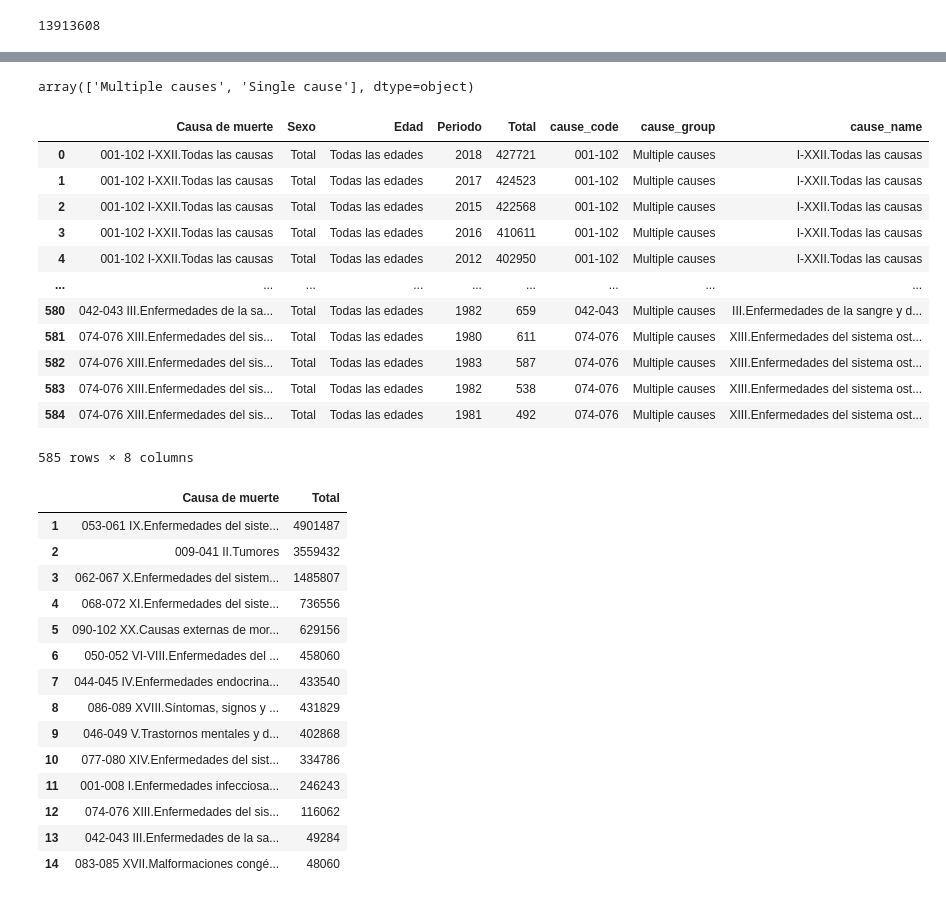
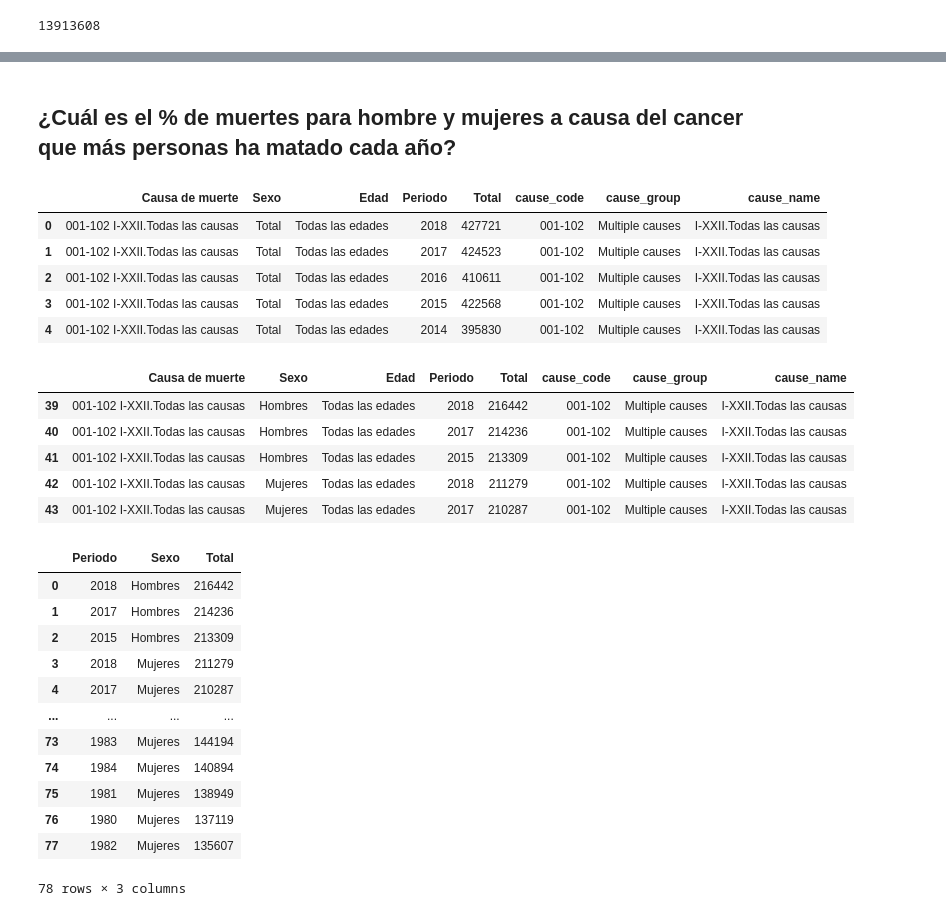
Before and after one commit to Malvagfr/challenges, a Jupyter notebook: deaths/deadly_viz_challenge.ipynb, the cells around one changed output, grey strips where cells are left out. Drawn from its saved outputs; the diff is of its cells as text; code cells hidden in the pictures.

Commit message:
deaths-challenge

```diff
--- a/deaths/deadly_viz_challenge.ipynb
+++ b/deaths/deadly_viz_challenge.ipynb
@@ -558,45 +415,44 @@ deaths
-# %%
-deaths['cause_group'].unique()
-# %% [output]
-array(['Multiple causes', 'Single cause'], dtype=object)
+# %% [markdown]
+## ¿Cuál es el % de muertes para hombre y mujeres a causa del cancer que más personas ha matado cada año?
+# %%
+#total de muertes por año
+deaths.head()
+# %% [output]
+|  | Causa de muerte | Sexo | Edad | Periodo | Total | cause_code | cause_group | cause_name |
+| 0 | 001-102 I-XXII.Todas las causas | Total | Todas las edades | 2018 | 427721 | 001-102 | Multiple causes | I-XXII.Todas las causas |
+| 1 | 001-102 I-XXII.Todas las causas | Total | Todas las edades | 2017 | 424523 | 001-102 | Multiple causes | I-XXII.Todas las causas |
+| 2 | 001-102 I-XXII.Todas las causas | Total | Todas las edades | 2016 | 410611 | 001-102 | Multiple causes | I-XXII.Todas las causas |
+| 3 | 001-102 I-XXII.Todas las causas | Total | Todas las edades | 2015 | 422568 | 001-102 | Multiple causes | I-XXII.Todas las causas |
+| 4 | 001-102 I-XXII.Todas las causas | Total | Todas las edades | 2014 | 395830 | 001-102 | Multiple causes | I-XXII.Todas las causas |
 # %%
 #taking only totals
-dataset_causes = mod.row_filter(deaths, 'cause_group', ['Multiple causes'])
-dataset_causes = mod.row_filter(dataset_causes, 'Sexo', ['Total'])
-dataset_causes = mod.row_filter(dataset_causes, 'Edad', ['Todas las edades'])
-dataset_causes
+dataset_deathts_year_sex = mod.row_filter(deaths, 'cause_name', ['I-XXII.Todas las causas'])
+dataset_deathts_year_sex = mod.row_filter(dataset_deathts_year_sex, 'Edad', ['Todas las edades'])
+dataset_deathts_year_sex = dataset_deathts_year_sex[dataset_deathts_year_sex['Sexo']!='Total']
+dataset_deathts_year_sex.head()
 # %% [output]
 |  | Causa de muerte | Sexo | Edad | Periodo | Total | cause_code | cause_group | cause_name |
-| 0 | 001-102 I-XXII.Todas las causas | Total | Todas las edades | 2018 | 427721 | 001-102 | Multiple causes | I-XXII.Todas las causas |
-| 1 | 001-102 I-XXII.Todas las causas | Total | Todas las edades | 2017 | 424523 | 001-102 | Multiple causes | I-XXII.Todas las causas |
-| 2 | 001-102 I-XXII.Todas las causas | Total | Todas las edades | 2015 | 422568 | 001-102 | Multiple causes | I-XXII.Todas las causas |
-| 3 | 001-102 I-XXII.Todas las causas | Total | Todas las edades | 2016 | 410611 | 001-102 | Multiple causes | I-XXII.Todas las causas |
-| 4 | 001-102 I-XXII.Todas las causas | Total | Todas las edades | 2012 | 402950 | 001-102 | Multiple causes | I-XXII.Todas las causas |
-| ... | ... | ... | ... | ... | ... | ... | ... | ... |
-| 580 | 042-043 III.Enfermedades de la sa... | Total | Todas las edades | 1982 | 659 | 042-043 | Multiple causes | III.Enfermedades de la sangre y d... |
-| 581 | 074-076 XIII.Enfermedades del sis... | Total | Todas las edades | 1980 | 611 | 074-076 | Multiple causes | XIII.Enfermedades del sistema ost... |
-| 582 | 074-076 XIII.Enfermedades del sis... | Total | Todas las edades | 1983 | 587 | 074-076 | Multiple causes | XIII.Enfermedades del sistema ost... |
-| 583 | 074-076 XIII.Enfermedades del sis... | Total | Todas las edades | 1982 | 538 | 074-076 | Multiple causes | XIII.Enfermedades del sistema ost... |
-| 584 | 074-076 XIII.Enfermedades del sis... | Total | Todas las edades | 1981 | 492 | 074-076 | Multiple causes | XIII.Enfermedades del sistema ost... |
+| 39 | 001-102 I-XXII.Todas las causas | Hombres | Todas las edades | 2018 | 216442 | 001-102 | Multiple causes | I-XXII.Todas las causas |
+| 40 | 001-102 I-XXII.Todas las causas | Hombres | Todas las edades | 2017 | 214236 | 001-102 | Multiple causes | I-XXII.Todas las causas |
+| 41 | 001-102 I-XXII.Todas las causas | Hombres | Todas las edades | 2015 | 213309 | 001-102 | Multiple causes | I-XXII.Todas las causas |
+| 42 | 001-102 I-XXII.Todas las causas | Mujeres | Todas las edades | 2018 | 211279 | 001-102 | Multiple causes | I-XXII.Todas las causas |
+| 43 | 001-102 I-XXII.Todas las causas | Mujeres | Todas las edades | 2017 | 210287 | 001-102 | Multiple causes | I-XXII.Todas las causas |
-585 rows × 8 columns
 # %%
 #group by
-group = ['Causa de muerte']
-dataset_deathts_causa = mod.groupby_sum(dataset_causes, group)[1:]
-dataset_deathts_causa
+group = ['Periodo','Sexo']
+dataset_deathts_year_sex_count = mod.groupby_sum(dataset_deathts_year_sex, group)
+dataset_deathts_year_sex_count
 # %% [output]
-|  | Causa de muerte | Total |
-| 1 | 053-061 IX.Enfermedades del siste... | 4901487 |
-| 2 | 009-041 II.Tumores | 3559432 |
-| 3 | 062-067 X.Enfermedades del sistem... | 1485807 |
-| 4 | 068-072 XI.Enfermedades del siste... | 736556 |
-| 5 | 090-102 XX.Causas externas de mor... | 629156 |
-| 6 | 050-052 VI-VIII.Enfermedades del ... | 458060 |
-| 7 | 044-045 IV.Enfermedades endocrina... | 433540 |
-| 8 | 086-089 XVIII.Síntomas, signos y ... | 431829 |
-| 9 | 046-049 V.Trastornos mentales y d... | 402868 |
-| 10 | 077-080 XIV.Enfermedades del sist... | 334786 |
-| 11 | 001-008 I.Enfermedades infecciosa... | 246243 |
-| 12 | 074-076 XIII.Enfermedades del sis... | 116062 |
-| 13 | 042-043 III.Enfermedades de la sa... | 49284 |
-| 14 | 083-085 XVII.Malformaciones congé... | 48060 |
+|  | Periodo | Sexo | Total |
+| 0 | 2018 | Hombres | 216442 |
+| 1 | 2017 | Hombres | 214236 |
+| 2 | 2015 | Hombres | 213309 |
+| 3 | 2018 | Mujeres | 211279 |
+| 4 | 2017 | Mujeres | 210287 |
+| ... | ... | ... | ... |
+| 73 | 1983 | Mujeres | 144194 |
+| 74 | 1984 | Mujeres | 140894 |
+| 75 | 1981 | Mujeres | 138949 |
+| 76 | 1980 | Mujeres | 137119 |
+| 77 | 1982 | Mujeres | 135607 |
+78 rows × 3 columns
```
Also changed, not shown: parts of 47 cells of this notebook.
